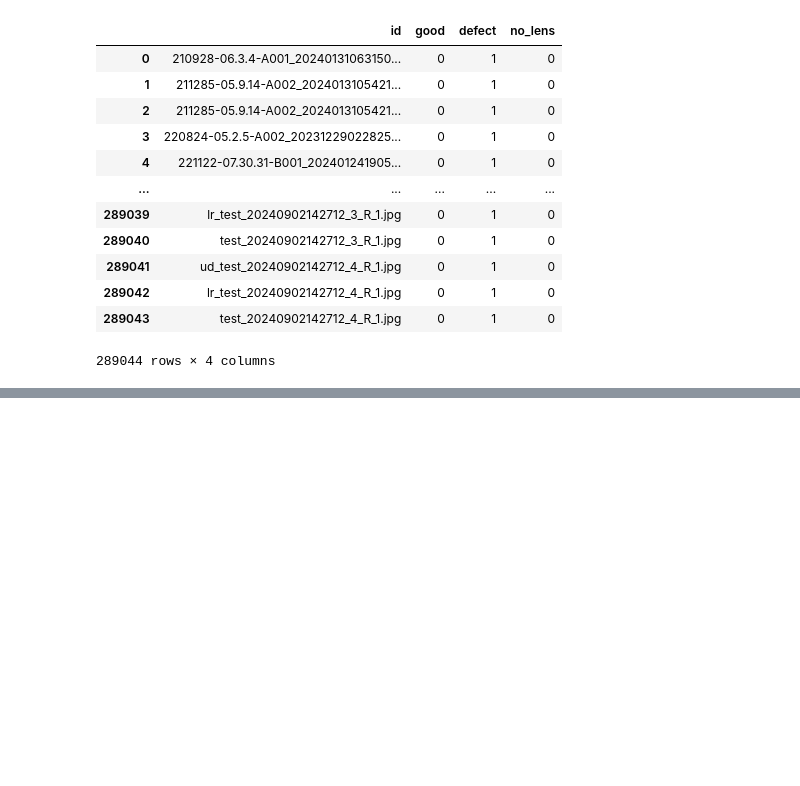
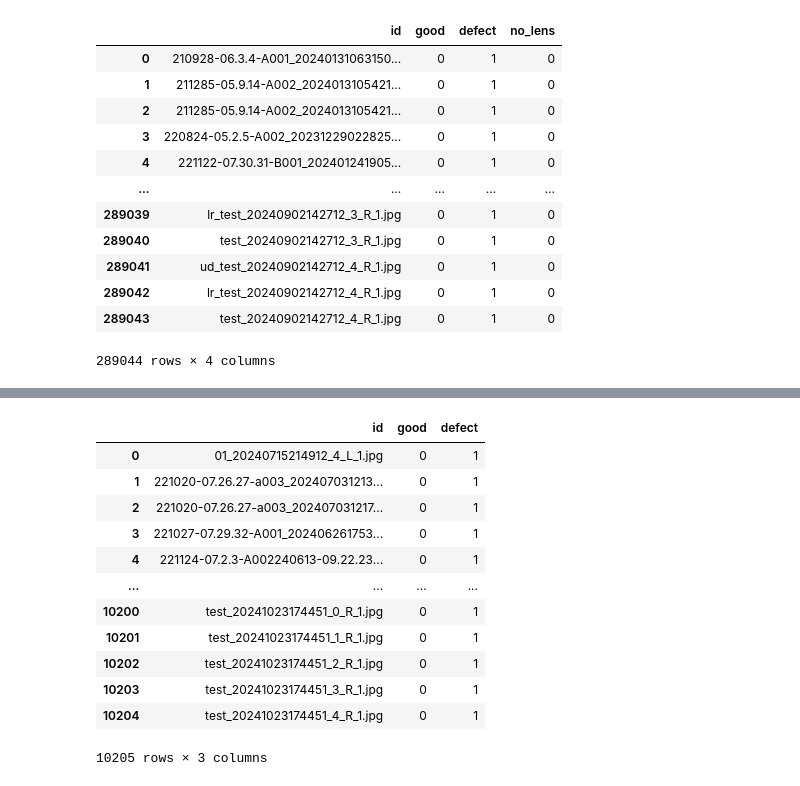
Before and after one commit to sidsid84-kor/xeception, a Jupyter notebook: jupyters/sec_train.ipynb, the cells around one changed output, grey strips where cells are left out. Drawn from its saved outputs; the diff is of its cells as text; code cells hidden in the pictures; blank space fills up the shorter version.

```diff
--- a/jupyters/sec_train.ipynb
+++ b/jupyters/sec_train.ipynb
@@ -87,0 +172,16 @@ dtype: object
+# %%
+defect_df
+# %% [output]
+|  | id | good | defect |
+| 0 | 01_20240715214912_4_L_1.jpg | 0 | 1 |
+| 1 | 221020-07.26.27-a003_202407031213... | 0 | 1 |
+| 2 | 221020-07.26.27-a003_202407031217... | 0 | 1 |
+| 3 | 221027-07.29.32-A001_202406261753... | 0 | 1 |
+| 4 | 221124-07.2.3-A002240613-09.22.23... | 0 | 1 |
+| ... | ... | ... | ... |
+| 10200 | test_20241023174451_0_R_1.jpg | 0 | 1 |
+| 10201 | test_20241023174451_1_R_1.jpg | 0 | 1 |
+| 10202 | test_20241023174451_2_R_1.jpg | 0 | 1 |
+| 10203 | test_20241023174451_3_R_1.jpg | 0 | 1 |
+| 10204 | test_20241023174451_4_R_1.jpg | 0 | 1 |
+10205 rows × 3 columns
```
Also changed, not shown: parts of 13 cells of this notebook, 2 other files.
